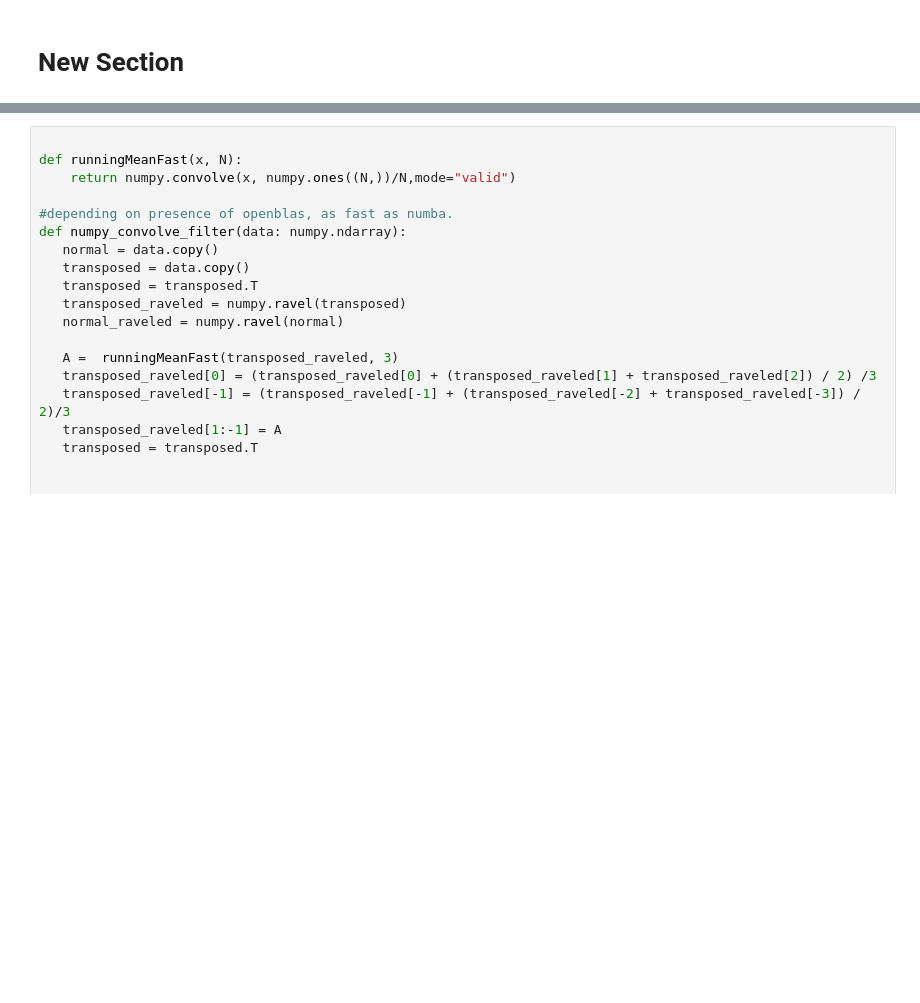
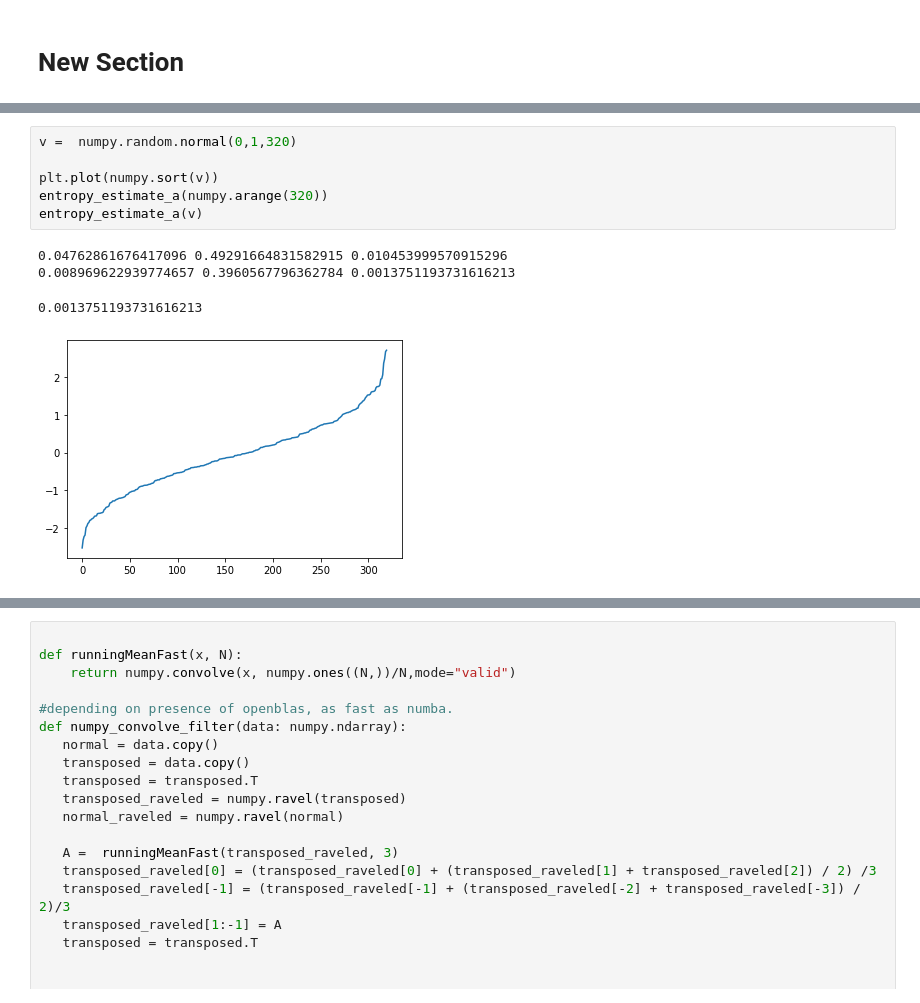
Before and after one commit to ik1xpv/streamcleaner, a Jupyter notebook: Logistic_similarity_estimation_method.ipynb, the cells around one changed output, grey strips where cells are left out. Cells and saved outputs as stored; diff of their text form; blank space fills up the shorter version.

```diff
--- a/Logistic_similarity_estimation_method.ipynb
+++ b/Logistic_similarity_estimation_method.ipynb
@@ -172,0 +151,11 @@ because this means the less the noise residual contributes to the difference in
+# %%
+v =  numpy.random.normal(0,1,320)
+
+plt.plot(numpy.sort(v))
+entropy_estimate_a(numpy.arange(320))
+entropy_estimate_a(v)
+# %% [output]
+0.04762861676417096 0.49291664831582915 0.010453999570915296
+0.008969622939774657 0.3960567796362784 0.0013751193731616213
+0.0013751193731616213
+[figure, added]
```
Also changed, not shown: parts of 30 cells of this notebook.
